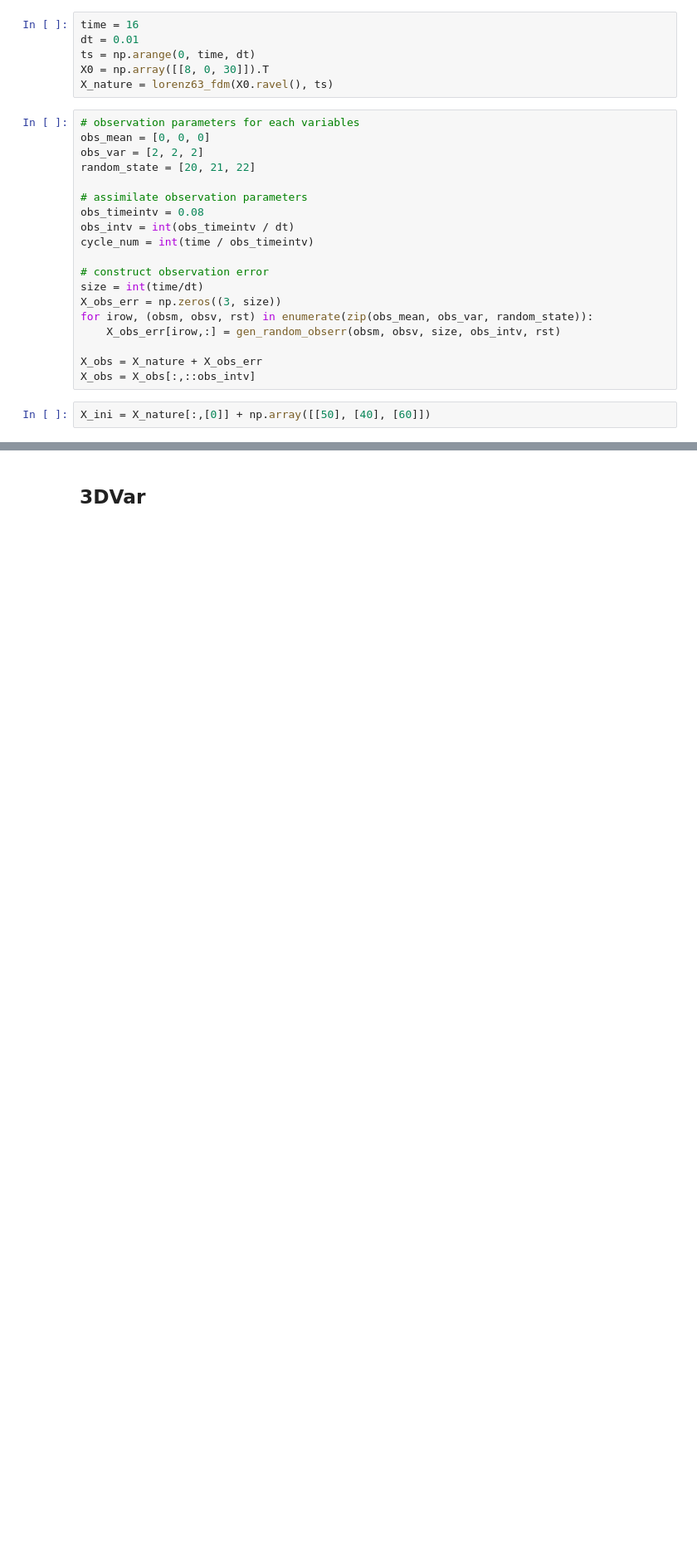
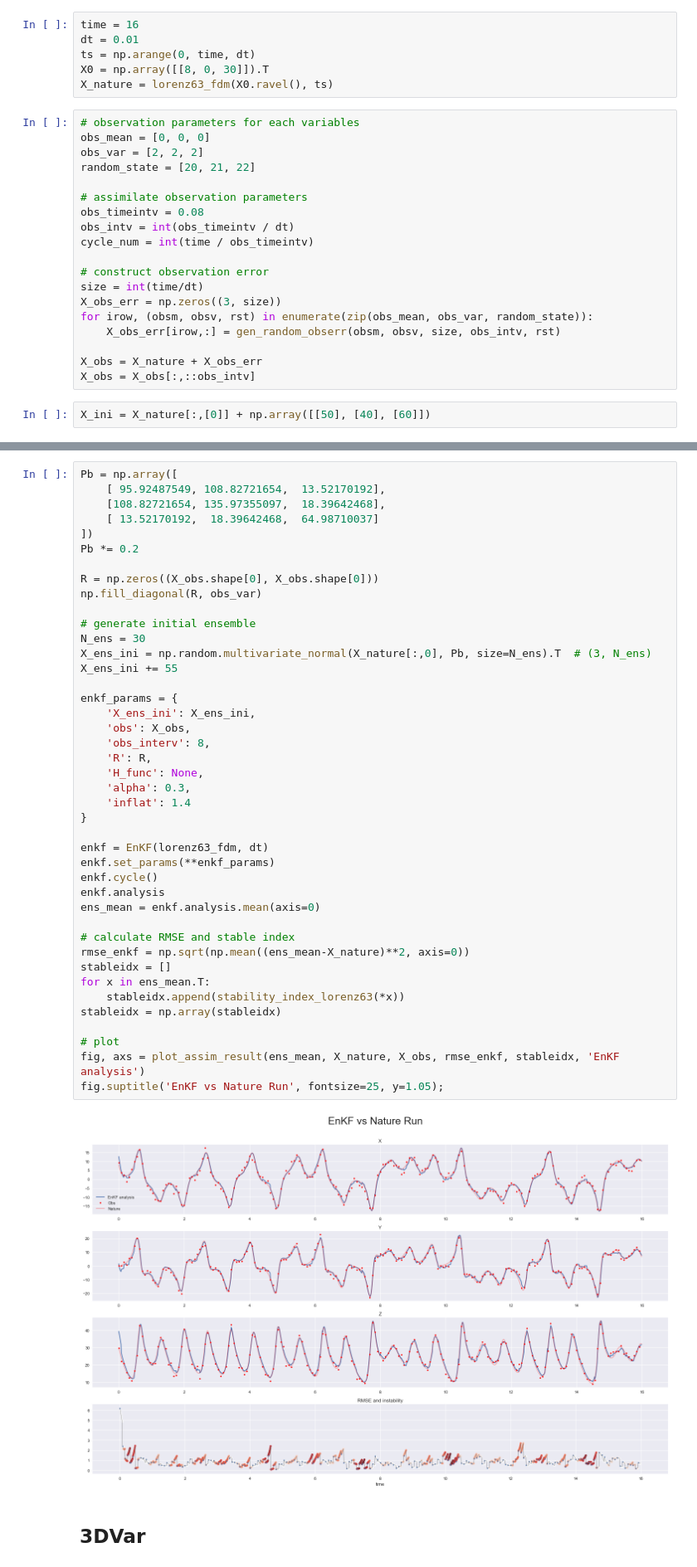
Before and after one commit to micky85lu/Data-Assimilation-Project, a Jupyter notebook: class_DA.ipynb, the cells around one changed output, grey strips where cells are left out. Shown at 83% size. Drawn from its saved outputs; the diff is of its cells as text; blank space fills up the shorter version.

```diff
--- a/class_DA.ipynb
+++ b/class_DA.ipynb
@@ -466,3 +570,47 @@ class M3DVar(DAbase):
+# %%
+Pb = np.array([
+    [ 95.92487549, 108.82721654,  13.52170192],
+    [108.82721654, 135.97355097,  18.39642468],
+    [ 13.52170192,  18.39642468,  64.98710037]
+])
+Pb *= 0.2
+
+R = np.zeros((X_obs.shape[0], X_obs.shape[0]))
+np.fill_diagonal(R, obs_var)
+
+# generate initial ensemble
+N_ens = 30
+X_ens_ini = np.random.multivariate_normal(X_nature[:,0], Pb, size=N_ens).T  # (3, N_ens)
+X_ens_ini += 55
+
+enkf_params = {
+    'X_ens_ini': X_ens_ini,
+    'obs': X_obs,
+    'obs_interv': 8,
+    'R': R,
+    'H_func': None,
+    'alpha': 0.3,
+    'inflat': 1.4
+}
+
+enkf = EnKF(lorenz63_fdm, dt)
+enkf.set_params(**enkf_params)
+enkf.cycle()
+enkf.analysis
+ens_mean = enkf.analysis.mean(axis=0)
+
+# calculate RMSE and stable index
+rmse_enkf = np.sqrt(np.mean((ens_mean-X_nature)**2, axis=0))
+stableidx = []
+for x in ens_mean.T:
+    stableidx.append(stability_index_lorenz63(*x))
+stableidx = np.array(stableidx)
+
+# plot
+fig, axs = plot_assim_result(ens_mean, X_nature, X_obs, rmse_enkf, stableidx, 'EnKF analysis')
+fig.suptitle('EnKF vs Nature Run', fontsize=25, y=1.05);
+# %% [output]
+[figure, added]
 # %% [markdown]
 ## 3DVar
 # %%
```
Also changed, not shown: parts of 4 cells of this notebook, 2 other files.
